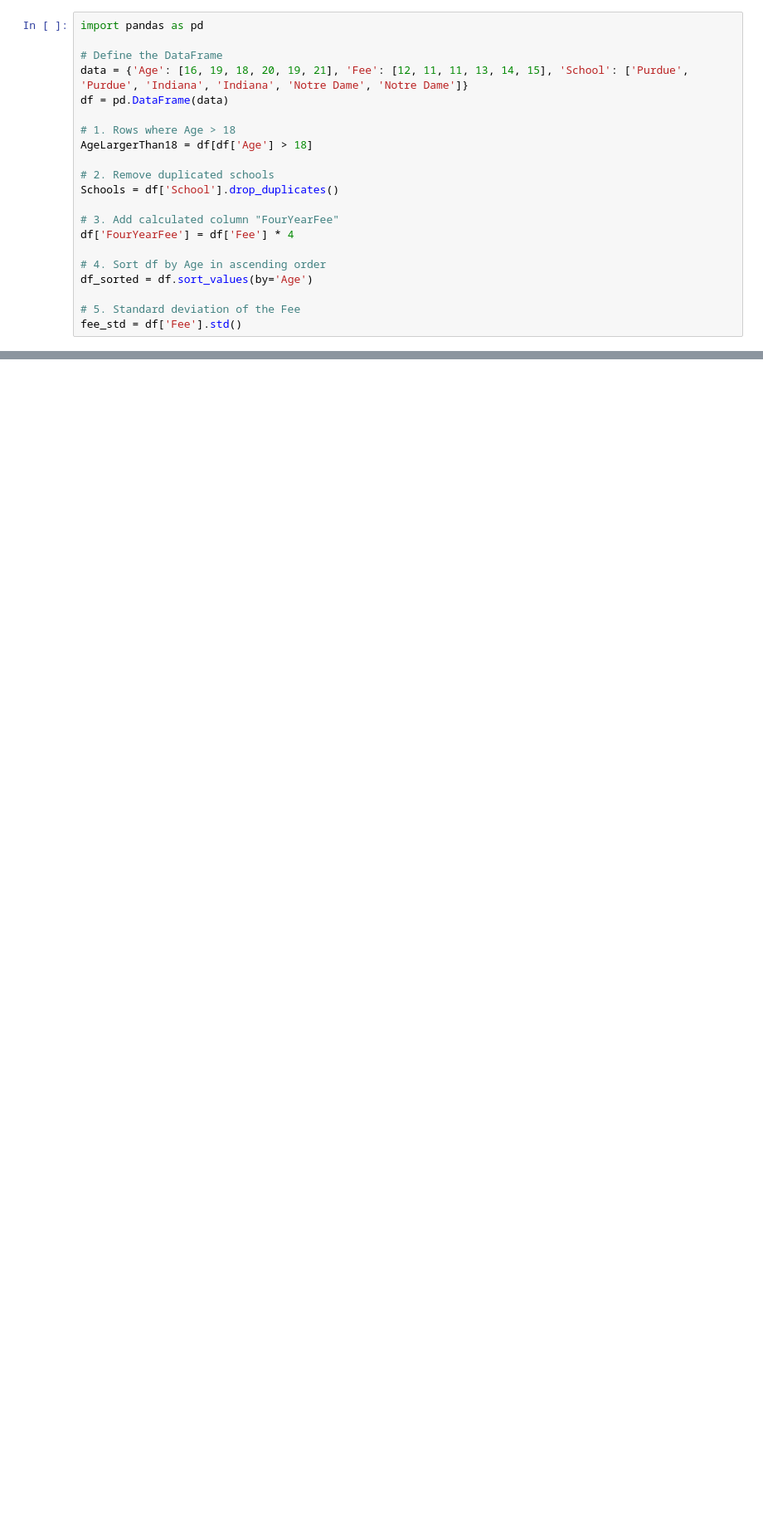
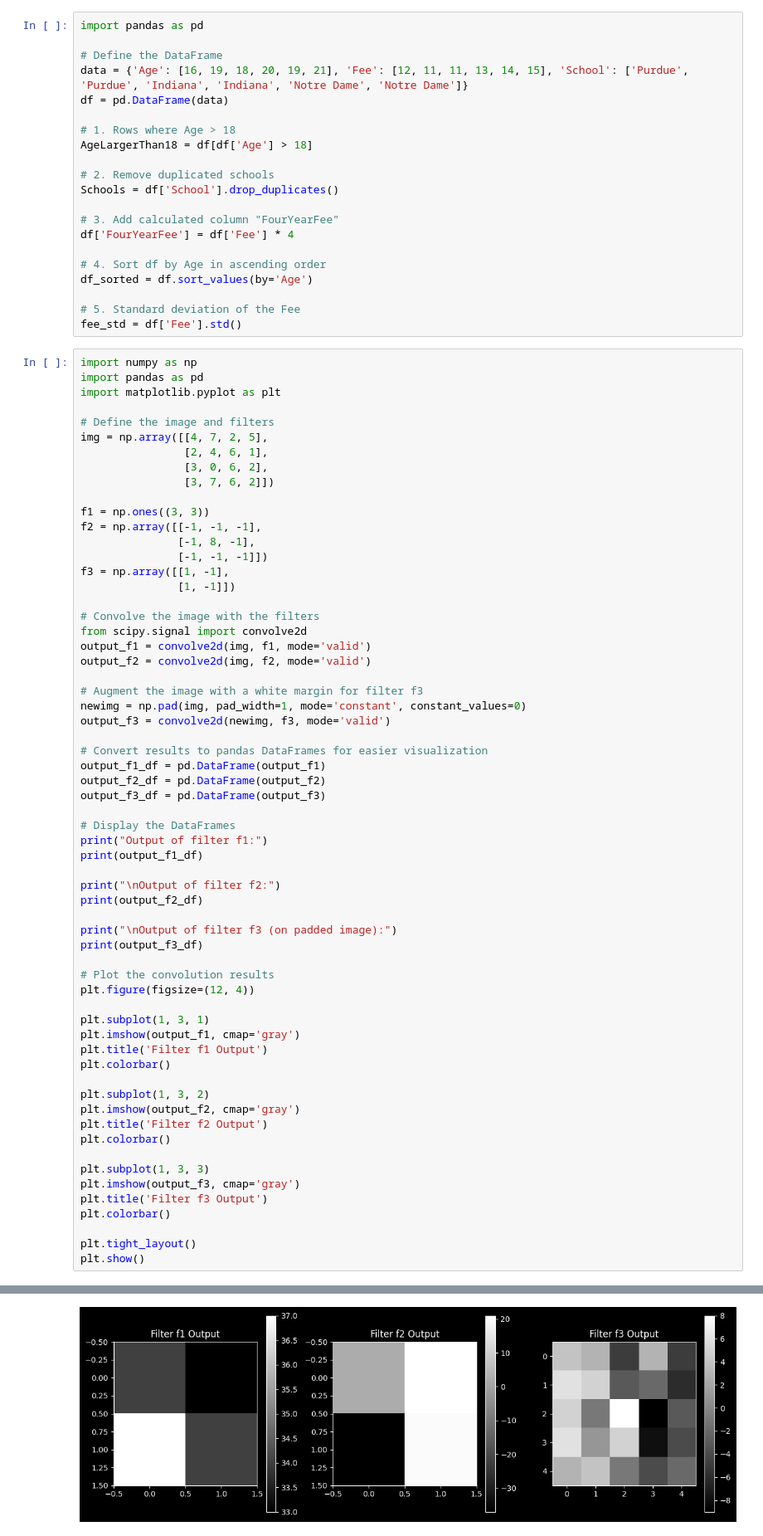
Before and after one commit to inthezone006/python, a Jupyter notebook: hw02.ipynb, the cells around one changed output, grey strips where cells are left out. Shown: that part at 83% size. Cells and saved outputs as stored; diff of their text form; blank space fills up the shorter version.

```diff
--- a/hw02.ipynb
+++ b/hw02.ipynb
@@ -47,3 +47,66 @@ df_sorted = df.sort_values(by='Age')
 
 # 5. Standard deviation of the Fee
 fee_std = df['Fee'].std()
+# %%
+import numpy as np
+import pandas as pd
+import matplotlib.pyplot as plt
+
+# Define the image and filters
+img = np.array([[4, 7, 2, 5],
+                [2, 4, 6, 1],
+                [3, 0, 6, 2],
+                [3, 7, 6, 2]])
+
+f1 = np.ones((3, 3))
+f2 = np.array([[-1, -1, -1],
+               [-1, 8, -1],
+               [-1, -1, -1]])
+f3 = np.array([[1, -1],
+               [1, -1]])
+
+# Convolve the image with the filters
+from scipy.signal import convolve2d
+output_f1 = convolve2d(img, f1, mode='valid')
+output_f2 = convolve2d(img, f2, mode='valid')
+
+# Augment the image with a white margin for filter f3
+newimg = np.pad(img, pad_width=1, mode='constant', constant_values=0)
+output_f3 = convolve2d(newimg, f3, mode='valid')
+
+# Convert results to pandas DataFrames for easier visualization
+output_f1_df = pd.DataFrame(output_f1)
+output_f2_df = pd.DataFrame(output_f2)
+output_f3_df = pd.DataFrame(output_f3)
+
+# Display the DataFrames
+print("Output of filter f1:")
+print(output_f1_df)
+
+print("\nOutput of filter f2:")
+print(output_f2_df)
+
+print("\nOutput of filter f3 (on padded image):")
+print(output_f3_df)
+
+# Plot the convolution results
+plt.figure(figsize=(12, 4))
+
+plt.subplot(1, 3, 1)
+plt.imshow(output_f1, cmap='gray')
+plt.title('Filter f1 Output')
+plt.colorbar()
+
+plt.subplot(1, 3, 2)
+plt.imshow(output_f2, cmap='gray')
+plt.title('Filter f2 Output')
+plt.colorbar()
+
+plt.subplot(1, 3, 3)
+plt.imshow(output_f3, cmap='gray')
+plt.title('Filter f3 Output')
+plt.colorbar()
+
+plt.tight_layout()
+plt.show()
+# %% [output]
@@ -49,0 +130 @@ fee_std = df['Fee'].std()
+[figure, added]
```
Also changed, not shown: parts of 3 cells of this notebook, 1 other file.
